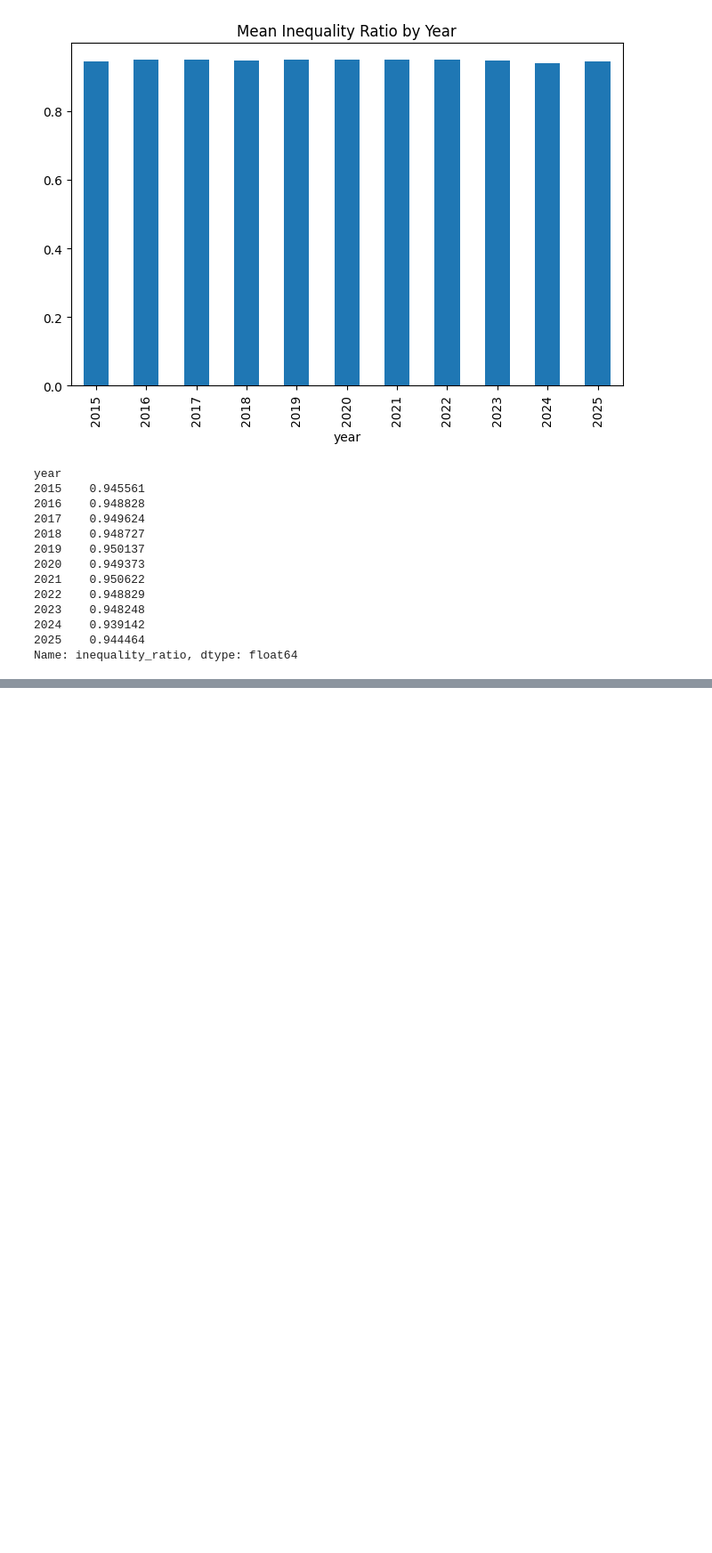
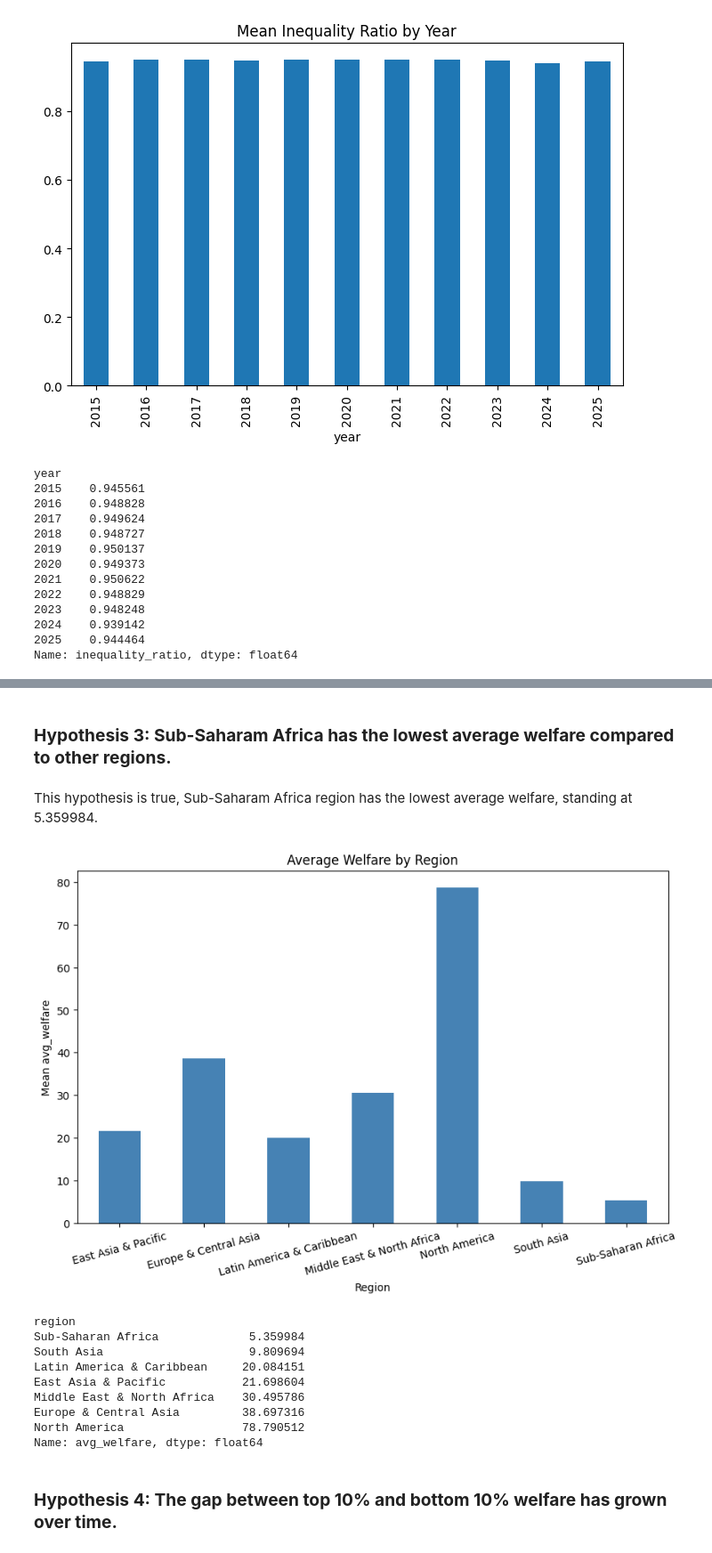
Before and after one commit to Nerneri/World_bank_PIP_analysis, a Jupyter notebook: Poverty_And_Inequality_Platform_(PIP).ipynb, the cells around one changed output, grey strips where cells are left out. Shown at 89% size. Drawn from its saved outputs; the diff is of its cells as text; code cells hidden in the pictures; blank space fills up the shorter version.

```diff
--- a/Poverty_And_Inequality_Platform_(PIP).ipynb
+++ b/Poverty_And_Inequality_Platform_(PIP).ipynb
@@ -628,0 +671,29 @@ Name: inequality_ratio, dtype: float64
+# %% [markdown]
+### **Hypothesis 3: Sub-Saharam Africa has the lowest average welfare compared to other regions.**
+# %% [markdown]
+This hypothesis is true, Sub-Saharam Africa region has the lowest average welfare, standing at 5.359984.
+# %%
+fig, ax = plt.subplots(figsize=(10, 6))
+data_PIP_wregion.groupby('region')['avg_welfare'].mean().plot(
+    kind='bar', ax=ax, color='steelblue'
+)
+ax.set_title('Average Welfare by Region')
+ax.set_xlabel('Region')
+ax.set_ylabel('Mean avg_welfare')
+plt.xticks(rotation=15)
+plt.show()
+
+print(data_PIP_wregion.groupby('region')['avg_welfare'].mean().sort_values())
+# %% [output]
+[figure, added]
+region
+Sub-Saharan Africa             5.359984
+South Asia                     9.809694
+Latin America & Caribbean     20.084151
+East Asia & Pacific           21.698604
+Middle East & North Africa    30.495786
+Europe & Central Asia         38.697316
+North America                 78.790512
+Name: avg_welfare, dtype: float64
+# %% [markdown]
+### **Hypothesis 4: The gap between top 10% and bottom 10% welfare has grown over time.**
```
Also changed, not shown: parts of 13 cells of this notebook.
